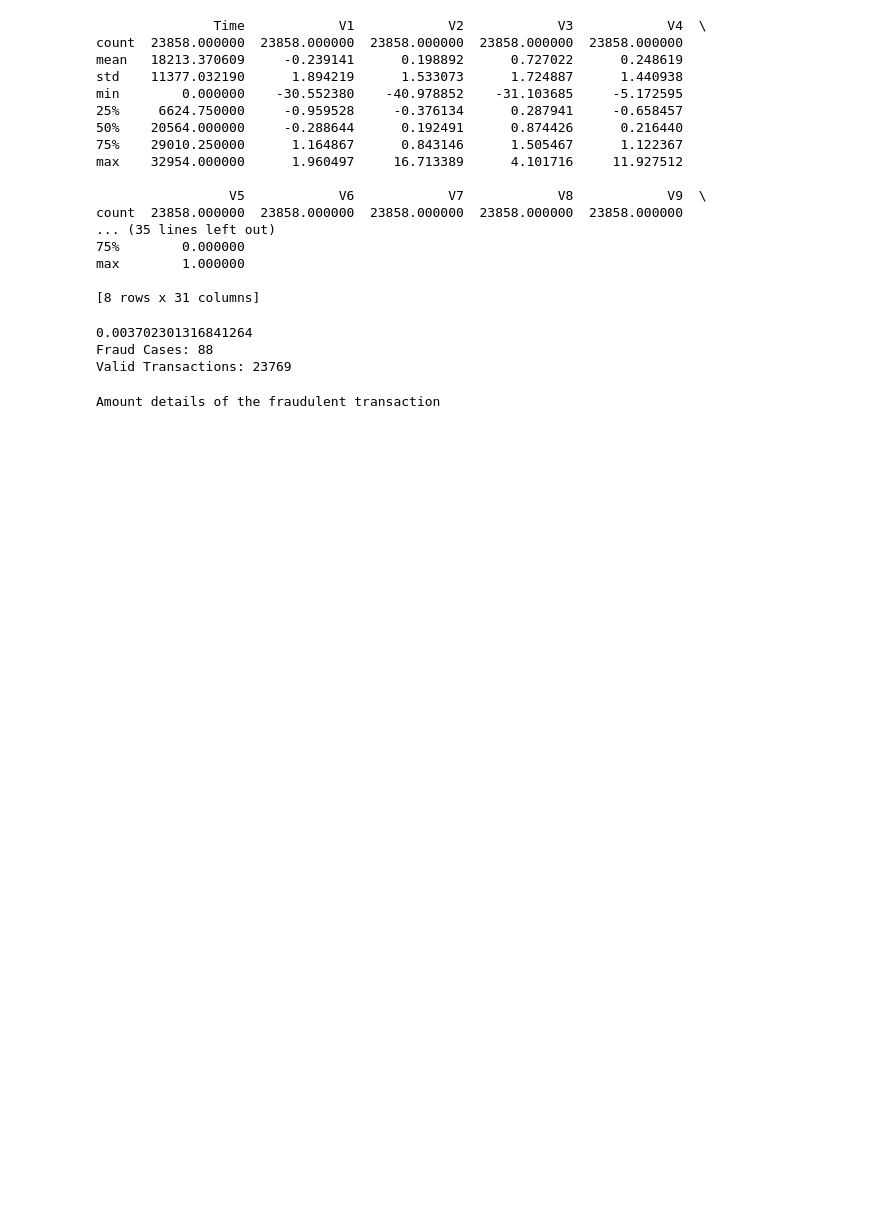
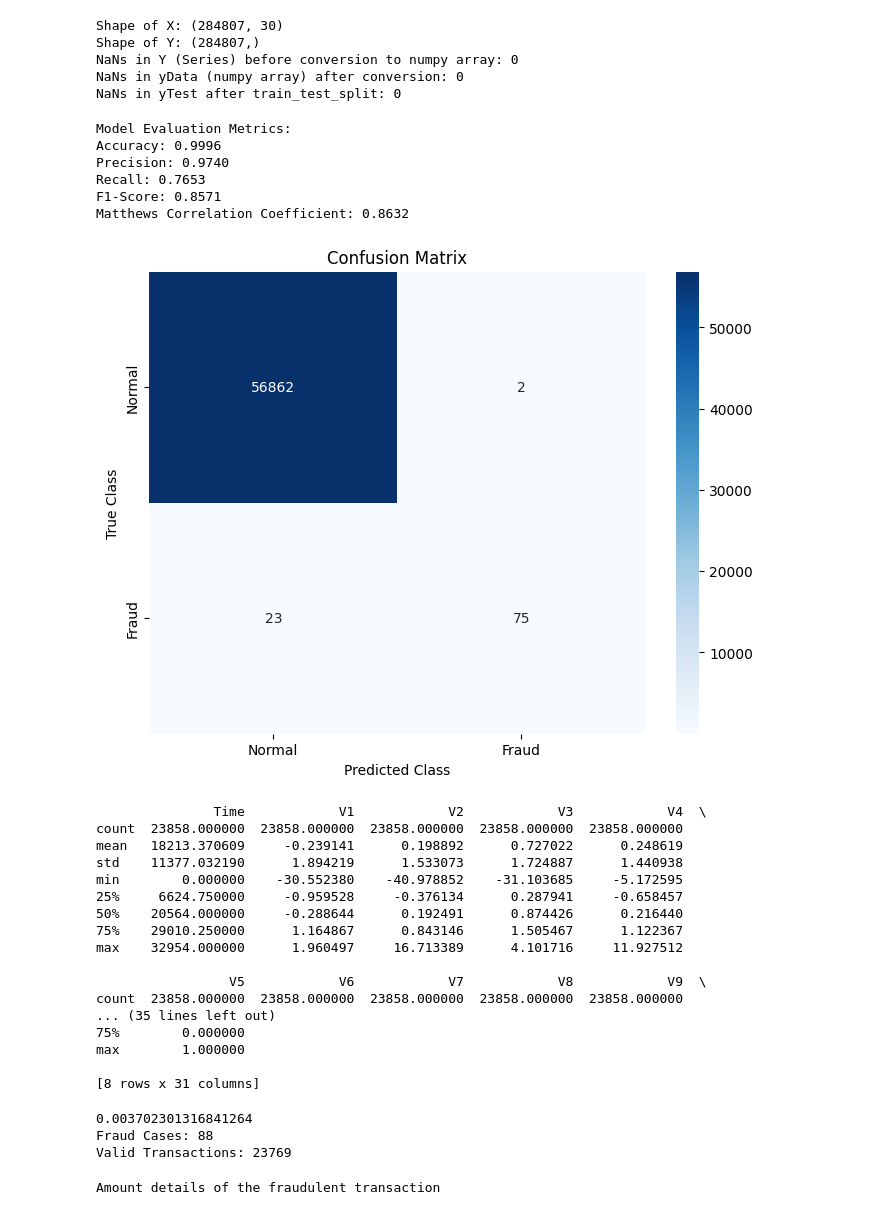
Before and after one commit to DivijPandita/CC_Fraud, a Jupyter notebook: cc_fraud.ipynb, the cells around one changed output. Drawn from its saved outputs; the diff is of its cells as text; code cells hidden in the pictures; blank space fills up the shorter version.

Commit message:
Model Evaluation

```diff
--- a/cc_fraud.ipynb
+++ b/cc_fraud.ipynb
@@ -27,0 +35,69 @@ print(data.head())
+# %%
+data_cleaned = data.dropna(subset=['Class'])
+X = data_cleaned.drop(['Class'], axis = 1)
+Y = data_cleaned["Class"]
+print(f"Shape of X: {X.shape}")
+print(f"Shape of Y: {Y.shape}")
+
+# Diagnostic checks for NaNs
+print(f"NaNs in Y (Series) before conversion to numpy array: {Y.isnull().sum()}")
+assert Y.isnull().sum() == 0, "Error: Y (Series) still contains NaNs after cleaning."
+
+xData = X.values
+yData = Y.values
+print(f"NaNs in yData (numpy array) after conversion: {np.isnan(yData).sum()}")
+assert np.isnan(yData).sum() == 0, "Error: yData (numpy array) still contains NaNs after cleaning."
+
+from sklearn.model_selection import train_test_split
+xTrain, xTest, yTrain, yTest = train_test_split(
+        xData, yData, test_size = 0.2, random_state = 42)
+
+# Diagnostic check after split
+print(f"NaNs in yTest after train_test_split: {np.isnan(yTest).sum()}")
+assert np.isnan(yTest).sum() == 0, "Error: yTest still contains NaNs after train_test_split."
+# %% [output]
+Shape of X: (284807, 30)
+Shape of Y: (284807,)
+NaNs in Y (Series) before conversion to numpy array: 0
+NaNs in yData (numpy array) after conversion: 0
+NaNs in yTest after train_test_split: 0
+# %%
+# Re-running model training after ensuring yTest is clean
+from sklearn.ensemble import RandomForestClassifier
+
+rfc = RandomForestClassifier()
+rfc.fit(xTrain, yTrain)
+
+yPred = rfc.predict(xTest)
+# %%
+# Re-running model evaluation after ensuring yTest is clean
+from sklearn.metrics import accuracy_score, precision_score, recall_score, f1_score, matthews_corrcoef, confusion_matrix
+accuracy = accuracy_score(yTest, yPred)
+precision = precision_score(yTest, yPred)
+recall = recall_score(yTest, yPred)
+f1 = f1_score(yTest, yPred)
+mcc = matthews_corrcoef(yTest, yPred)
+
+print("Model Evaluation Metrics:")
+print(f"Accuracy: {accuracy:.4f}")
+print(f"Precision: {precision:.4f}")
+print(f"Recall: {recall:.4f}")
+print(f"F1-Score: {f1:.4f}")
+print(f"Matthews Correlation Coefficient: {mcc:.4f}")
+
+conf_matrix = confusion_matrix(yTest, yPred)
+plt.figure(figsize=(8, 6))
+sns.heatmap(conf_matrix, annot=True, fmt="d", cmap="Blues",
+            xticklabels=['Normal', 'Fraud'], yticklabels=['Normal', 'Fraud'])
+plt.title("Confusion Matrix")
+plt.xlabel("Predicted Class")
+plt.ylabel("True Class")
+plt.show()
+# %% [output]
+Model Evaluation Metrics:
+Accuracy: 0.9996
+Precision: 0.9740
+Recall: 0.7653
+F1-Score: 0.8571
+Matthews Correlation Coefficient: 0.8632
+[figure, added]
```
Also changed, not shown: parts of 7 cells of this notebook.
